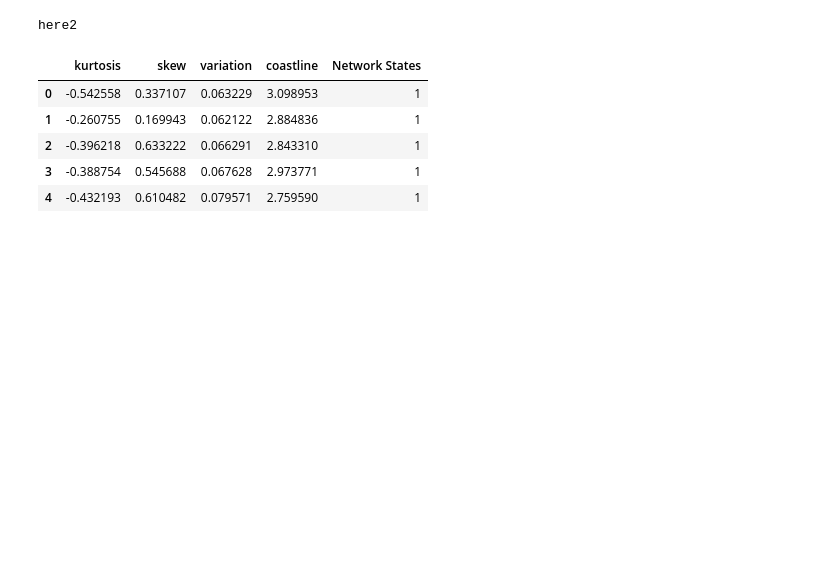
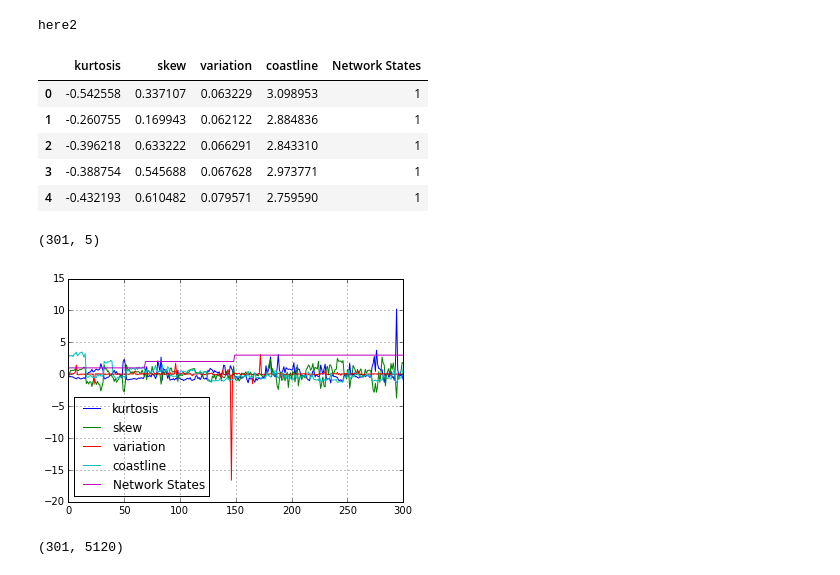
Before and after one commit to jcornford/pyecog, a Jupyter notebook: Code/DataExplorerMkII.ipynb, the cells around one changed output. Saved outputs shown, nothing was run; the diff lists cells and outputs as text; code cells hidden in the pictures; blank space fills up the shorter version.

```diff
--- a/Code/DataExplorerMkII.ipynb
+++ b/Code/DataExplorerMkII.ipynb
@@ -47,0 +37,10 @@ fig.canvas.mpl_disconnect(cid)
+# %%
+df.plot()
+df.shape
+# %% [output]
+(301, 5)
+[figure, added]
+# %%
+print dataobj.data_array[:,:].shape
+# %% [output]
+(301, 5120)
```
Also changed, not shown: parts of 6 cells of this notebook, 9 other files.
